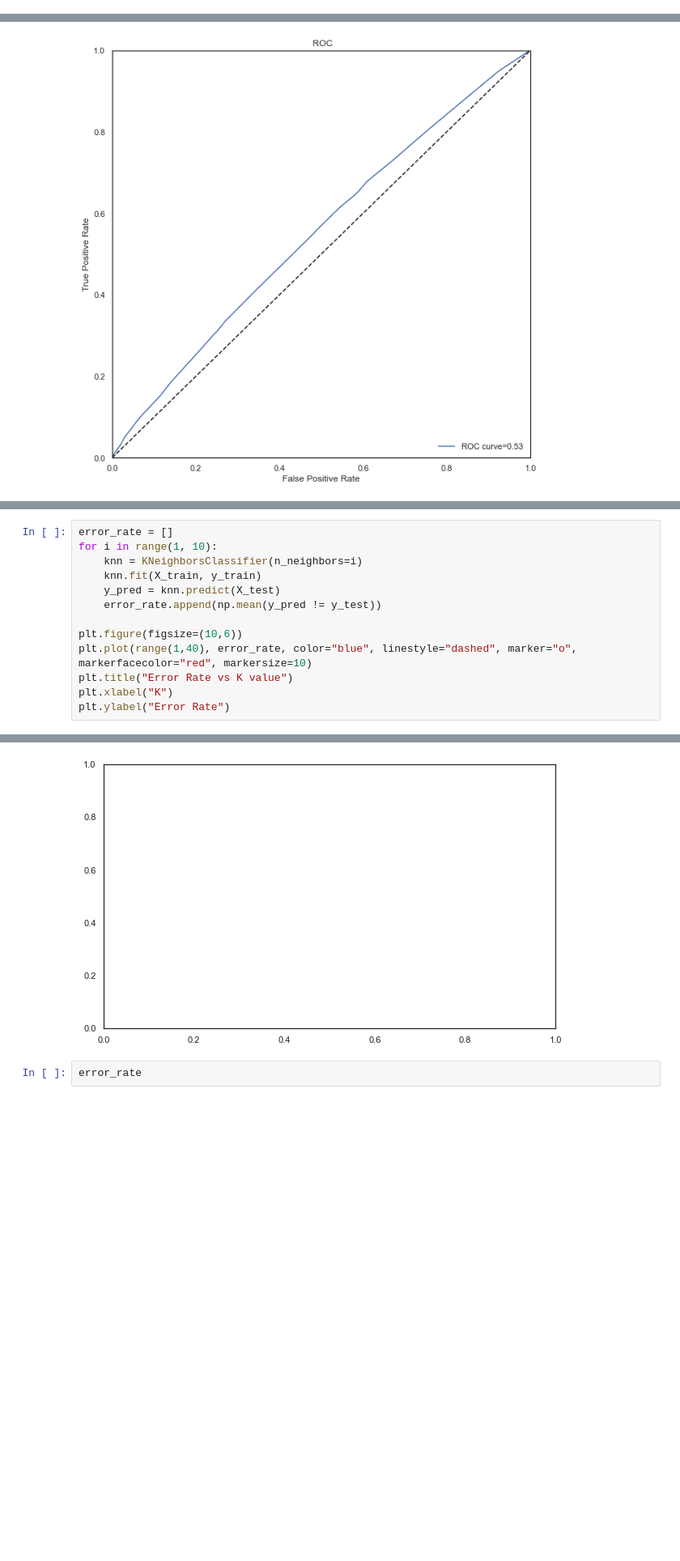
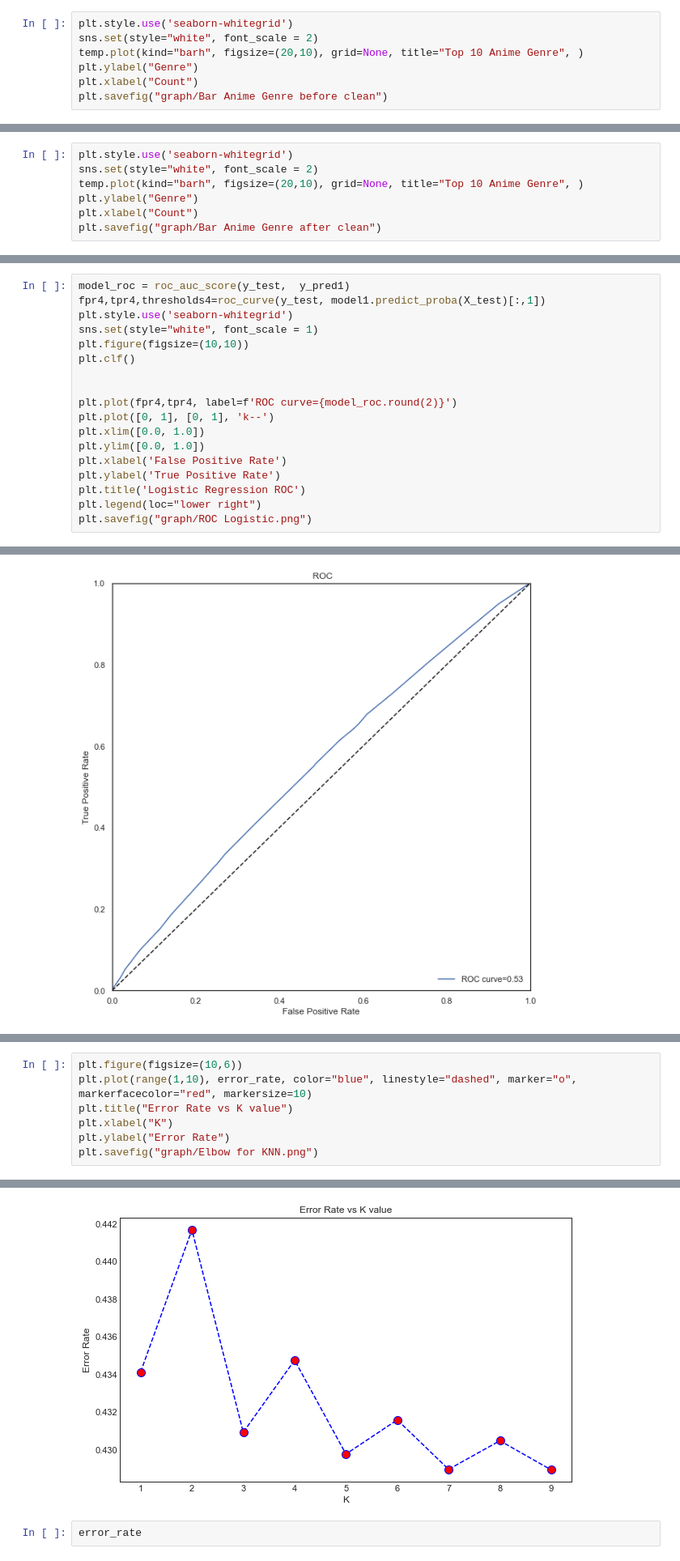
Before and after one commit to nclee17/Machine-Learning-Anime-Recommendation, a Jupyter notebook: Machine Learning - Highly rated or not.ipynb, the cells around one changed output, grey strips where cells are left out. Shown at 81% size. Drawn from its saved outputs; the diff is of its cells as text; blank space fills up the shorter version.

Commit message:
graphs

```diff
--- a/Machine Learning - Highly rated or not.ipynb
+++ b/Machine Learning - Highly rated or not.ipynb
@@ -201,0 +234,7 @@ Name: genre, Length: 3272, dtype: int64
+# %%
+plt.style.use('seaborn-whitegrid')
+sns.set(style="white", font_scale = 2)
+temp.plot(kind="barh", figsize=(20,10), grid=None, title="Top 10 Anime Genre", )
+plt.ylabel("Genre")
+plt.xlabel("Count")
+plt.savefig("graph/Bar Anime Genre before clean")
@@ -235,0 +259,7 @@ dtype: int64
+# %%
+plt.style.use('seaborn-whitegrid')
+sns.set(style="white", font_scale = 2)
+temp.plot(kind="barh", figsize=(20,10), grid=None, title="Top 10 Anime Genre", )
+plt.ylabel("Genre")
+plt.xlabel("Count")
+plt.savefig("graph/Bar Anime Genre after clean")
@@ -668,0 +695,18 @@ FileNotFoundError: [Errno 2] No such file or directory: 'graph/ROC Logistic.png'
+# %%
+model_roc = roc_auc_score(y_test,  y_pred1)
+fpr4,tpr4,thresholds4=roc_curve(y_test, model1.predict_proba(X_test)[:,1])
+plt.style.use('seaborn-whitegrid')
+sns.set(style="white", font_scale = 1)
+plt.figure(figsize=(10,10))
+plt.clf()
+
+
+plt.plot(fpr4,tpr4, label=f'ROC curve={model_roc.round(2)}')
+plt.plot([0, 1], [0, 1], 'k--')
+plt.xlim([0.0, 1.0])
+plt.ylim([0.0, 1.0])
+plt.xlabel('False Positive Rate')
+plt.ylabel('True Positive Rate')
+plt.title('Logistic Regression ROC')
+plt.legend(loc="lower right")
+plt.savefig("graph/ROC Logistic.png")
@@ -913,14 +982,8 @@ array([[672277, 516007],
 # %%
-error_rate = []
-for i in range(1, 10):
-    knn = KNeighborsClassifier(n_neighbors=i)
-    knn.fit(X_train, y_train)
-    y_pred = knn.predict(X_test)
-    error_rate.append(np.mean(y_pred != y_test))
-
 plt.figure(figsize=(10,6))
-plt.plot(range(1,40), error_rate, color="blue", linestyle="dashed", marker="o", markerfacecolor="red", markersize=10)
+plt.plot(range(1,10), error_rate, color="blue", linestyle="dashed", marker="o", markerfacecolor="red", markersize=10)
 plt.title("Error Rate vs K value")
 plt.xlabel("K")
 plt.ylabel("Error Rate")
+plt.savefig("graph/Elbow for KNN.png")
 # %% [output]
@@ -928,4 +990,4 @@ ValueError: x and y must have same first dimension, but have shapes (39,) and (9
-[figure, old version]
+[figure, new version]
 # %%
 error_rate
 # %% [output]
```
Also changed, not shown: parts of 26 cells of this notebook.
